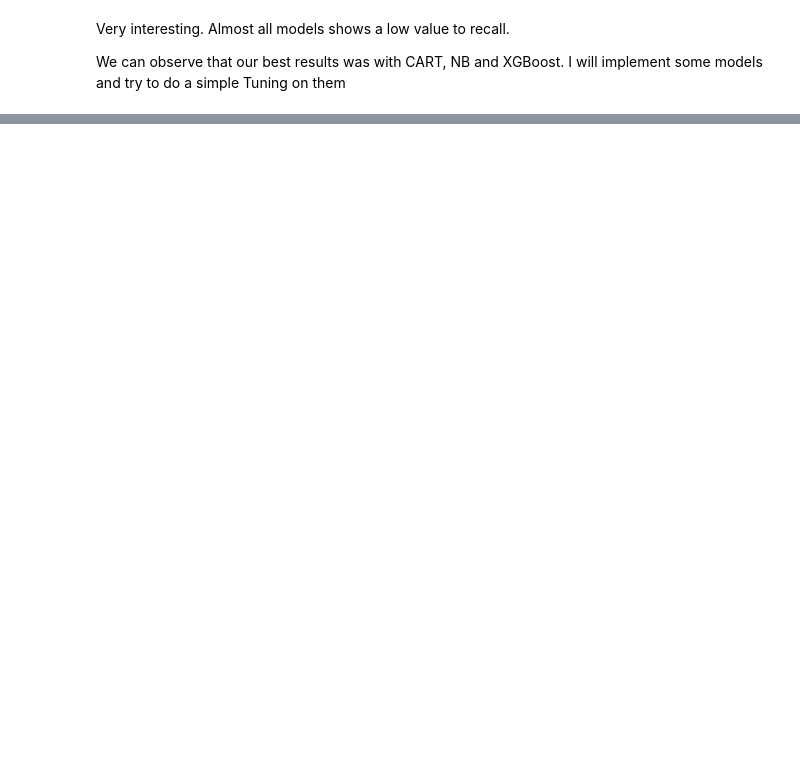
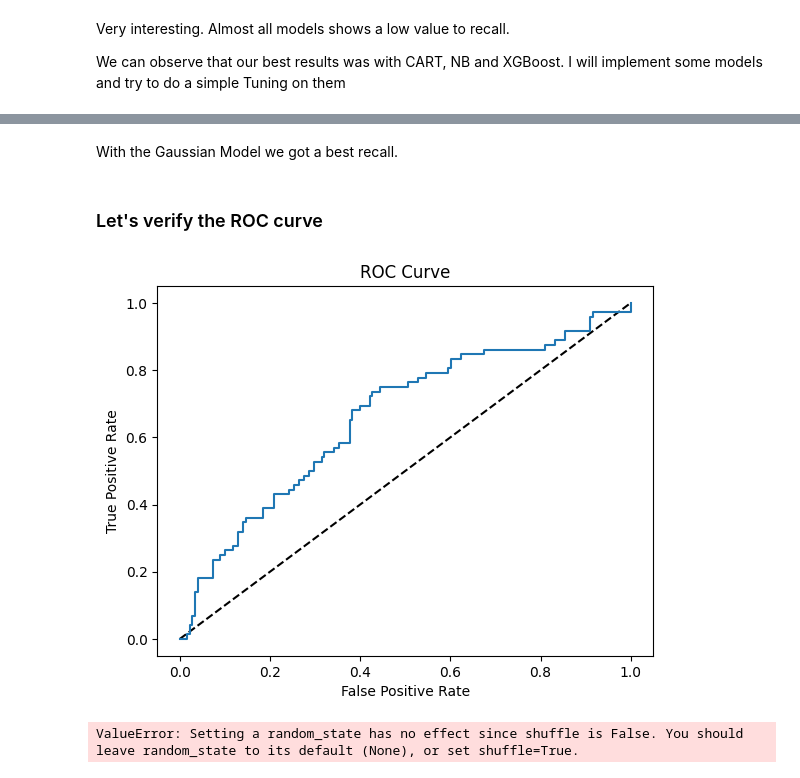
Before and after one commit to TheArc21/Credit-Risk, a Jupyter notebook: Credit_Risk_Model.ipynb, the cells around one changed output, grey strips where cells are left out. Drawn from its saved outputs; the diff is of its cells as text; code cells hidden in the pictures; blank space fills up the shorter version.

```diff
--- a/Credit_Risk_Model.ipynb
+++ b/Credit_Risk_Model.ipynb
@@ -1021,0 +1026,11 @@ I will implement some models and try to do a simple Tuning on them
+# %%
+#Seting the Hyper Parameters
+param_grid = {"max_depth": [3,5, 7, 10,None],
+              "n_estimators":[3,5,10,25,50,150],
+              "max_features": [4,7,15,20]}
+
+#Creating the classifier
+model = RandomForestClassifier(random_state=2)
+
+grid_search = GridSearchCV(model, param_grid=param_grid, cv=5, scoring='recall', verbose=4)
+grid_search.fit(X_train, y_train)
@@ -1021,0 +1066,5 @@ I will implement some models and try to do a simple Tuning on them
+# %%
+rf = RandomForestClassifier(max_depth=None, max_features=10, n_estimators=15, random_state=2)
+
+#trainning with the best params
+rf.fit(X_train, y_train)
@@ -1021,0 +1100,6 @@ I will implement some models and try to do a simple Tuning on them
+# %%
+# Criando o classificador logreg
+GNB = GaussianNB()
+
+# Fitting with train data
+model = GNB.fit(X_train, y_train)
@@ -1021,0 +1137,20 @@ I will implement some models and try to do a simple Tuning on them
+# %% [markdown]
+With the Gaussian Model we got a best recall.
+# %% [markdown]
+### Let's verify the ROC curve
+# %%
+#Predicting proba
+y_pred_prob = model.predict_proba(X_test)[:,1]
+
+# Generate ROC curve values: fpr, tpr, thresholds
+fpr, tpr, thresholds = roc_curve(y_test, y_pred_prob)
+
+# Plot ROC curve
+plt.plot([0, 1], [0, 1], 'k--')
+plt.plot(fpr, tpr)
+plt.xlabel('False Positive Rate')
+plt.ylabel('True Positive Rate')
+plt.title('ROC Curve')
+plt.show()
+# %% [output]
+[figure, added]
@@ -1021,0 +1165,17 @@ I will implement some models and try to do a simple Tuning on them
+# %%
+features = []
+features.append(('pca', PCA(n_components=2)))
+features.append(('select_best', SelectKBest(k=6)))
+feature_union = FeatureUnion(features)
+# create pipeline
+estimators = []
+estimators.append(('feature_union', feature_union))
+estimators.append(('logistic', GaussianNB()))
+model = Pipeline(estimators)
+# evaluate pipeline
+seed = 7
+kfold = KFold(n_splits=10, random_state=seed)
+results = cross_val_score(model, X_train, y_train, cv=kfold)
+print(results.mean())
+# %% [output]
+ValueError: Setting a random_state has no effect since shuffle is False. You should leave random_state to its default (None), or set shuffle=True.
```
Also changed, not shown: parts of 12 cells of this notebook, 1 other file.
